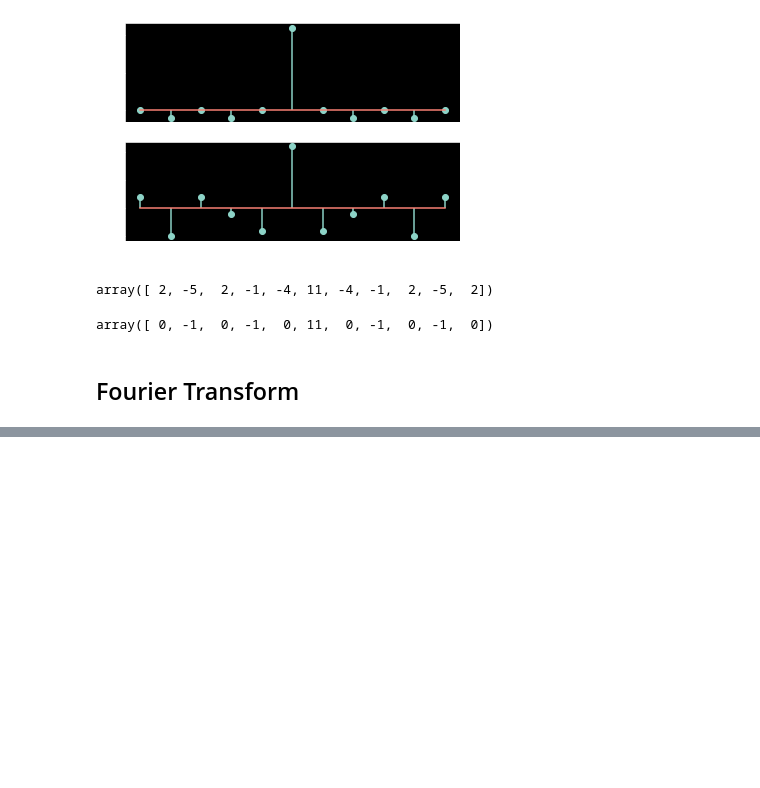
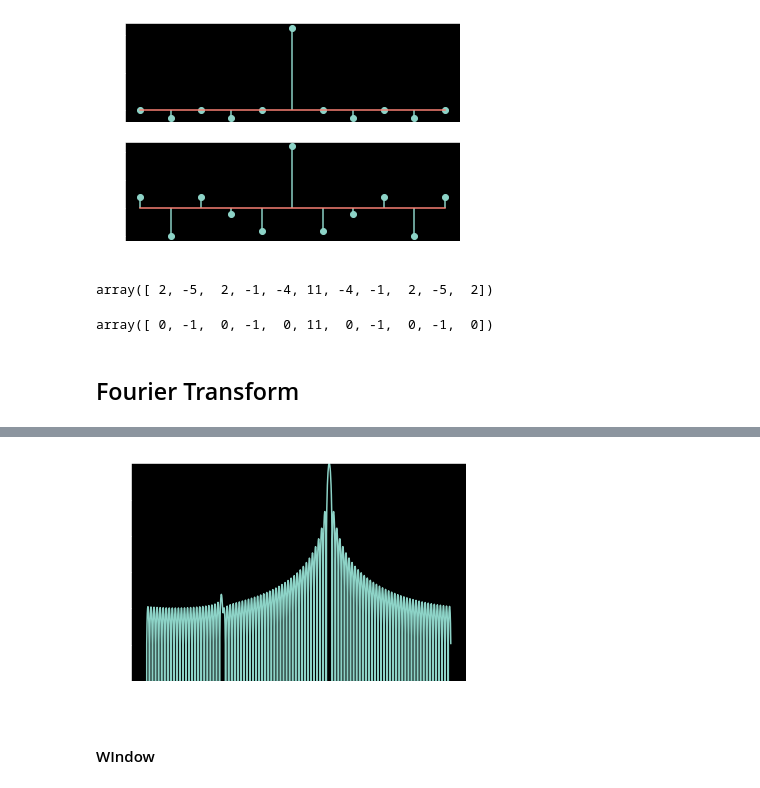
Before and after one commit to mohantyk/srd, a Jupyter notebook: DSP_Chap2.ipynb, the cells around one changed output, grey strips where cells are left out. Cells and saved outputs as stored; diff of their text form; code cells hidden in the pictures; blank space fills up the shorter version.

```diff
--- a/DSP_Chap2.ipynb
+++ b/DSP_Chap2.ipynb
@@ -177,0 +217,14 @@ array([ 0, -1,  0, -1,  0, 11,  0, -1,  0, -1,  0])
+# %%
+n_long = np.arange(100)
+test_seq3_long = np.exp(2j*pi*0.1*n_long) + 0.01*np.exp(2j*pi*(-0.25)*n_long)
+
+dtft, _ = DTFT(test_seq3_long)
+magnitude = np.abs(dtft)
+magnitude_db = 20*np.log10(magnitude)
+plt.plot(freqs, magnitude_db)
+plt.xticks(np.arange(-0.5, 0.6, 0.1));
+plt.ylim((-60, 0));
+# %% [output]
+[figure, added]
+# %% [markdown]
+#### WIndow
```
Also changed, not shown: parts of 20 cells of this notebook.
